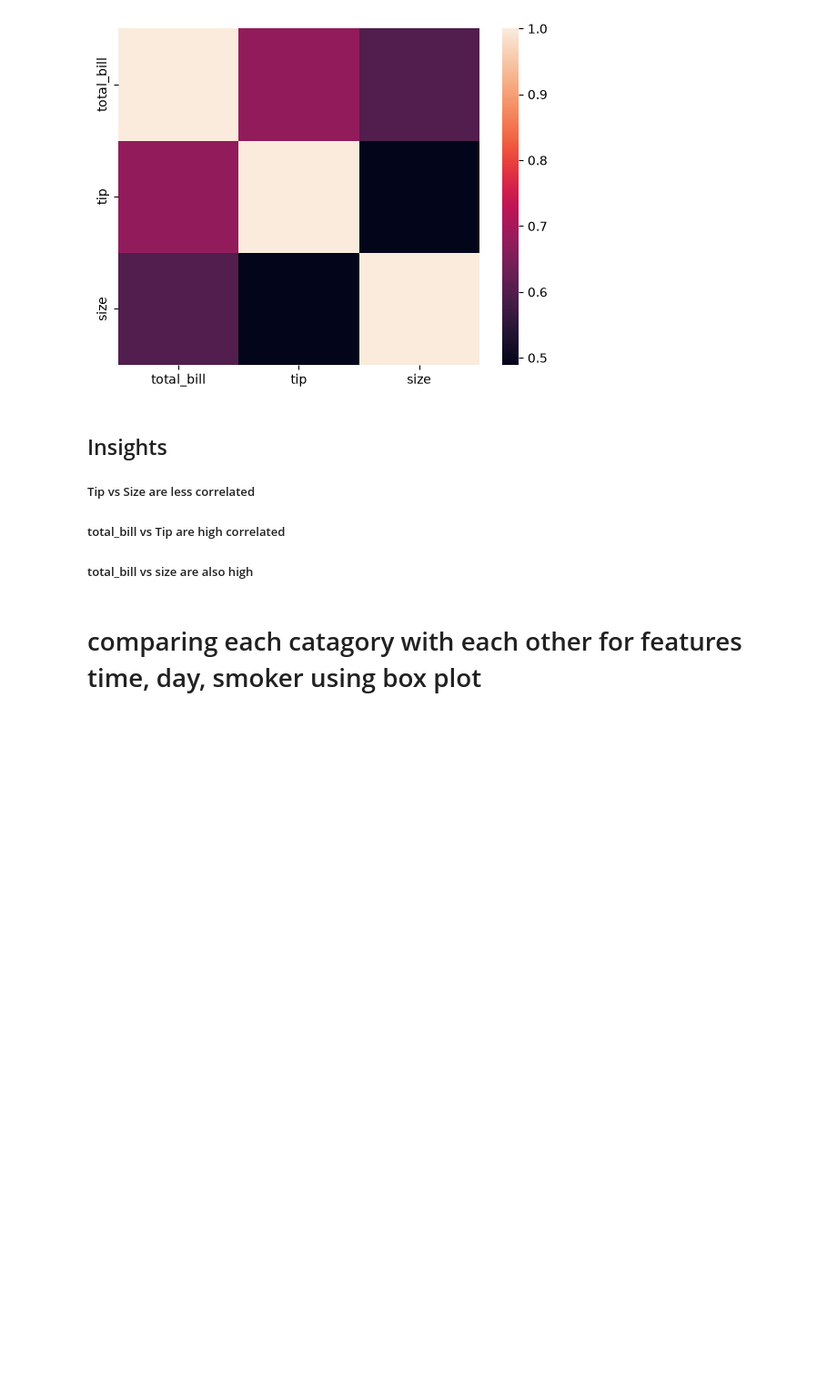
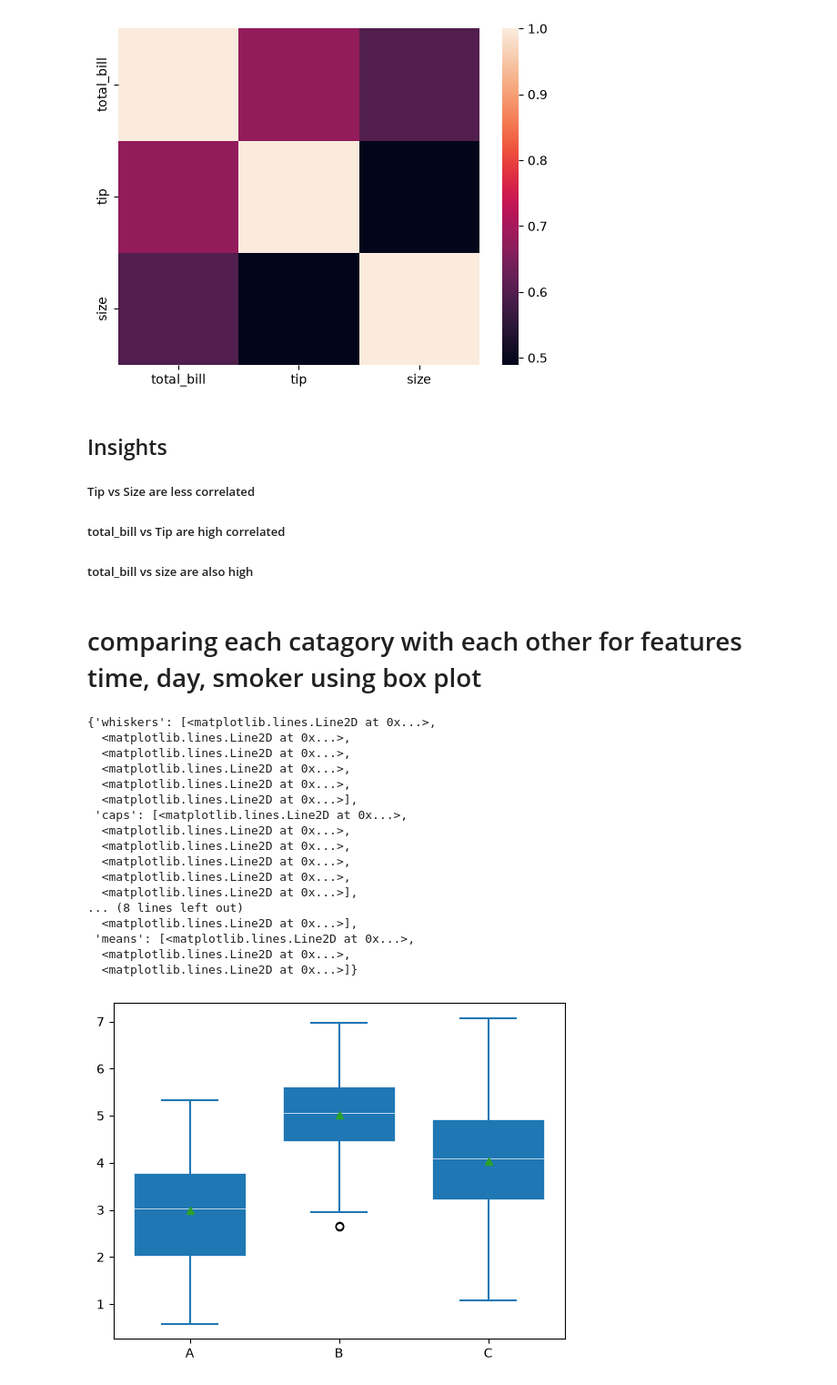
Before and after one commit to MagarVivek009/Exploratory-Data-Analysis-EDA-, a Jupyter notebook: tips.ipynb, the cells around one changed output. Shown at 91% size. Cells and saved outputs as stored; diff of their text form; code cells hidden in the pictures; blank space fills up the shorter version.

```diff
--- a/tips.ipynb
+++ b/tips.ipynb
@@ -223,3 +223,33 @@ sns.heatmap(df2,xticklabels=var, yticklabels=var)
 ##### total_bill vs size are also high
 # %% [markdown]
 # comparing each catagory with each other for features time, day, smoker using box plot
+# %%
+D = np.random.normal((3, 5, 4), (1.25, 1.00, 1.25), (100, 3))
+D
+fig, ax = plt.subplots()
+ax.boxplot(D, positions=[2, 4, 6], widths=1.5, patch_artist=True,
+                showmeans=True, tick_labels=['A','B','C'],
+                medianprops={"color": "white", "linewidth": 0.5},
+                boxprops={"facecolor": "C0", "edgecolor": "white",
+                          "linewidth": 0.5},
+                whiskerprops={"color": "C0", "linewidth": 1.5},
+                capprops={"color": "C0", "linewidth": 1.5})
+# %% [output]
+{'whiskers': [<matplotlib.lines.Line2D at 0x...>,
+  <matplotlib.lines.Line2D at 0x...>,
+  <matplotlib.lines.Line2D at 0x...>,
+  <matplotlib.lines.Line2D at 0x...>,
+  <matplotlib.lines.Line2D at 0x...>,
+  <matplotlib.lines.Line2D at 0x...>],
+ 'caps': [<matplotlib.lines.Line2D at 0x...>,
+  <matplotlib.lines.Line2D at 0x...>,
+  <matplotlib.lines.Line2D at 0x...>,
+  <matplotlib.lines.Line2D at 0x...>,
+  <matplotlib.lines.Line2D at 0x...>,
+  <matplotlib.lines.Line2D at 0x...>],
+... (8 lines left out)
+  <matplotlib.lines.Line2D at 0x...>],
+ 'means': [<matplotlib.lines.Line2D at 0x...>,
+  <matplotlib.lines.Line2D at 0x...>,
+  <matplotlib.lines.Line2D at 0x...>]}
+[figure, added]
```
Also changed, not shown: parts of 6 cells of this notebook.
